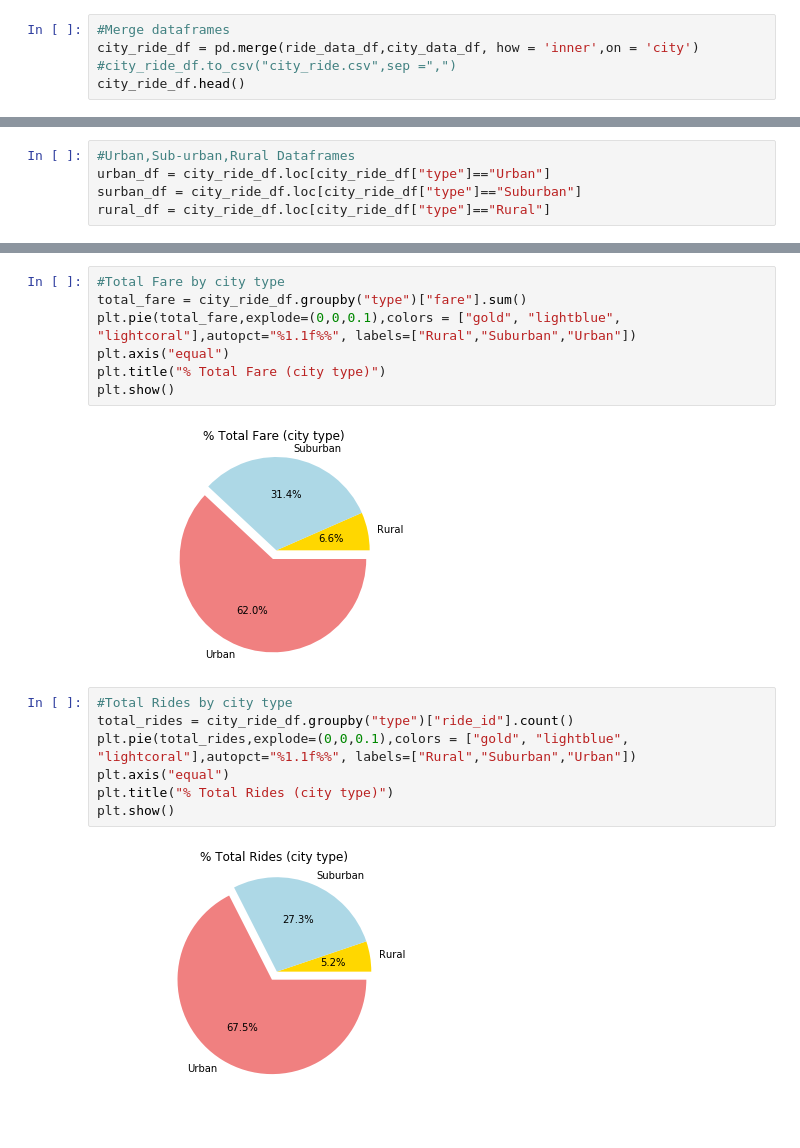
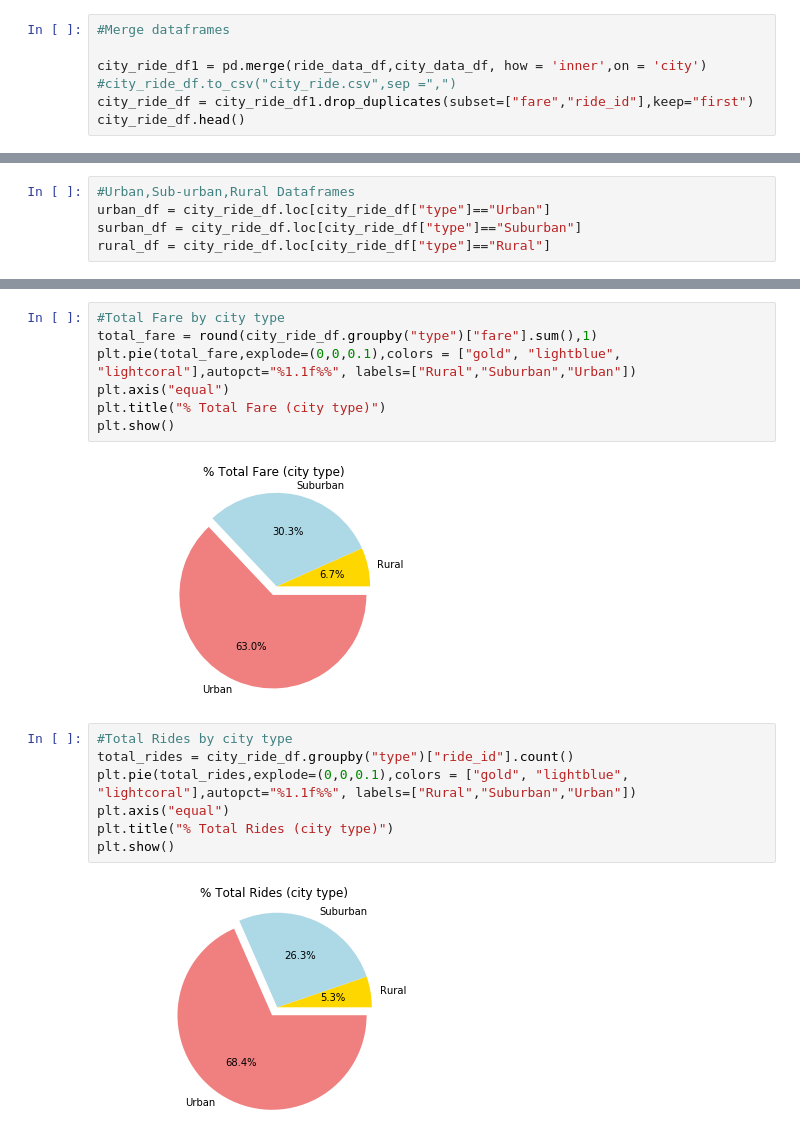
Before and after one commit to santhoshpullela/plots_magic, a Jupyter notebook: Pyber/Plot_Uber.ipynb, the cells around one changed output, grey strips where cells are left out. Saved outputs shown, nothing was run; the diff lists cells and outputs as text.

```diff
--- a/Pyber/Plot_Uber.ipynb
+++ b/Pyber/Plot_Uber.ipynb
@@ -13,8 +13,10 @@ city_data_df = pd.read_csv(file1)
 ride_data_df = pd.read_csv(file2)
 # %%
 #Merge dataframes
-city_ride_df = pd.merge(ride_data_df,city_data_df, how = 'inner',on = 'city')
+
+city_ride_df1 = pd.merge(ride_data_df,city_data_df, how = 'inner',on = 'city')
 #city_ride_df.to_csv("city_ride.csv",sep =",")
+city_ride_df = city_ride_df1.drop_duplicates(subset=["fare","ride_id"],keep="first")
 city_ride_df.head()
 # %% [output]
 |  | city | date | fare | ride_id | driver_count | type |
@@ -82,12 +74,12 @@ city_ride_df.head()
 # %%
 #Total Fare by city type
-total_fare = city_ride_df.groupby("type")["fare"].sum()
+total_fare = round(city_ride_df.groupby("type")["fare"].sum(),1)
 plt.pie(total_fare,explode=(0,0,0.1),colors = ["gold", "lightblue", "lightcoral"],autopct="%1.1f%%", labels=["Rural","Suburban","Urban"])
 plt.axis("equal")
 plt.title("% Total Fare (city type)")
 plt.show()
 # %% [output]
-[figure, old version]
+[figure, new version]
 # %%
 #Total Rides by city type
 total_rides = city_ride_df.groupby("type")["ride_id"].count()
@@ -96,6 +88,6 @@ plt.axis("equal")
 plt.title("% Total Rides (city type)")
 plt.show()
 # %% [output]
-[figure, old version]
+[figure, new version]
 # %%
 #Total Drivers by city type
```
Also changed, not shown: parts of 3 cells of this notebook.
